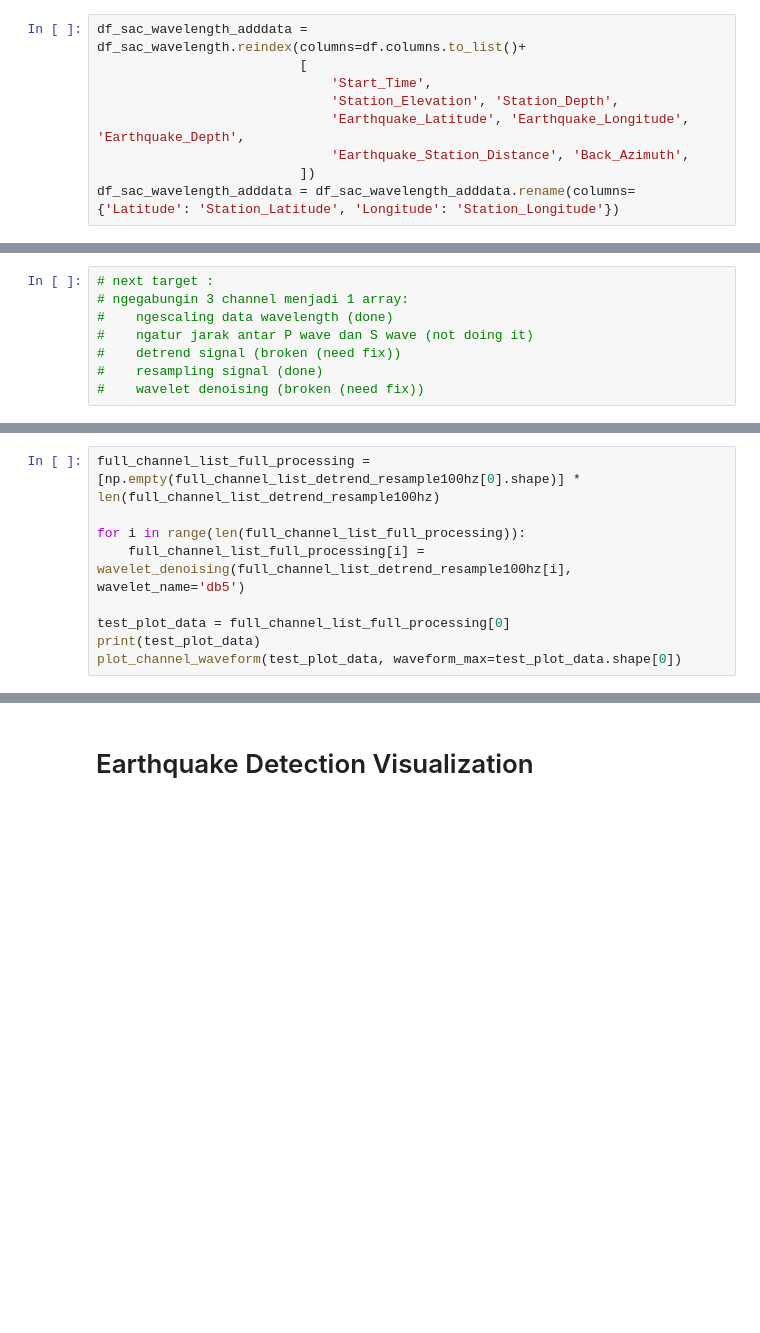
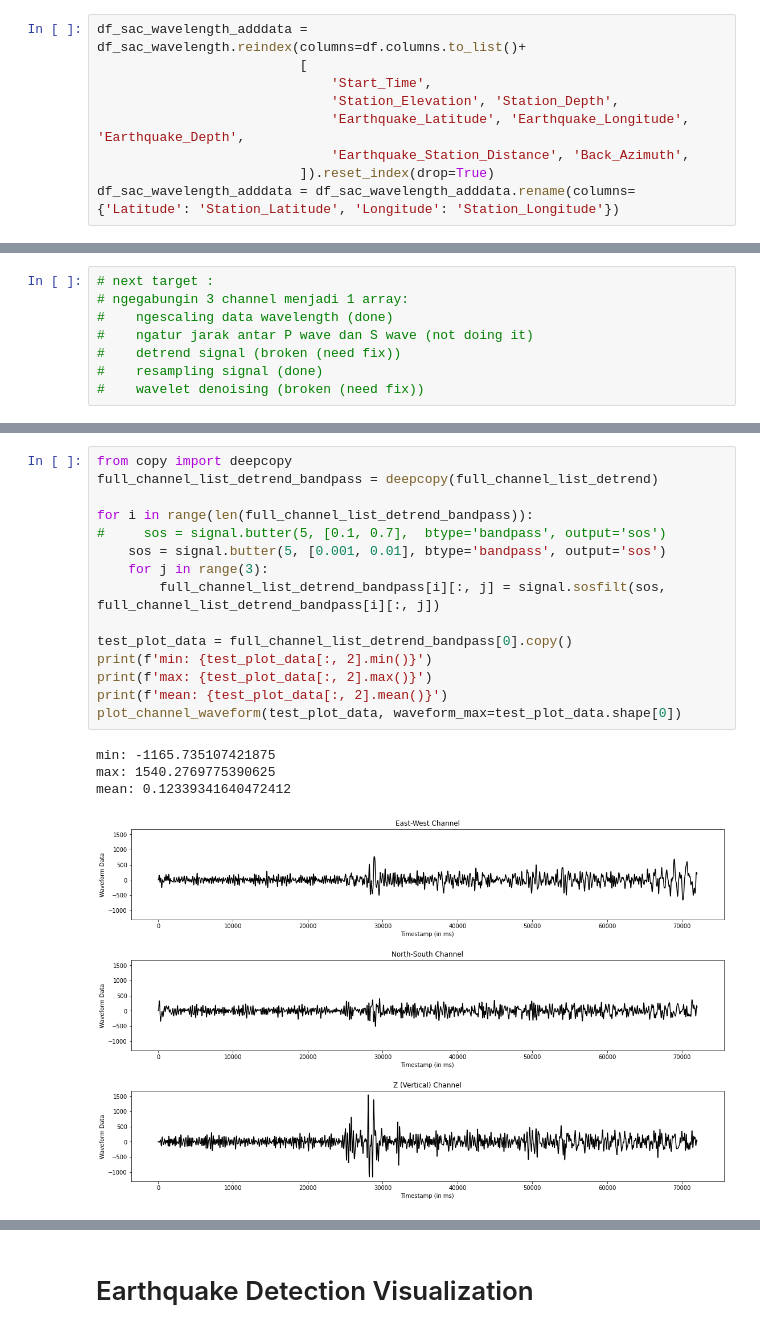
Before and after one commit to arwani-code/KampitaId, a Jupyter notebook: ML_pipeline/Pipeline Data Earthquake.ipynb, the cells around one changed output, grey strips where cells are left out. Drawn from its saved outputs; the diff is of its cells as text; blank space fills up the shorter version.

```diff
--- a/ML_pipeline/Pipeline Data Earthquake.ipynb
+++ b/ML_pipeline/Pipeline Data Earthquake.ipynb
@@ -206,7 +209,7 @@ df_sac_wavelength_adddata = df_sac_wavelength.reindex(columns=df.columns.to_list
                               'Station_Elevation', 'Station_Depth',
                               'Earthquake_Latitude', 'Earthquake_Longitude', 'Earthquake_Depth',
                               'Earthquake_Station_Distance', 'Back_Azimuth',
-                          ])
+                          ]).reset_index(drop=True)
 df_sac_wavelength_adddata = df_sac_wavelength_adddata.rename(columns={'Latitude': 'Station_Latitude', 'Longitude': 'Station_Longitude'})
 # %%
 for filename, attribute in list(wavelength_dict.items()):
@@ -441,9 +331,0 @@ def wavelet_denoising(data, thresholding_method='BayesShrink', wavelet_name='db1
-# %%
-full_channel_list_full_processing = [np.empty(full_channel_list_detrend_resample100hz[0].shape)] * len(full_channel_list_detrend_resample100hz)
-
-for i in range(len(full_channel_list_full_processing)):
-    full_channel_list_full_processing[i] = wavelet_denoising(full_channel_list_detrend_resample100hz[i], wavelet_name='db5')
-
-test_plot_data = full_channel_list_full_processing[0]
-print(test_plot_data)
-plot_channel_waveform(test_plot_data, waveform_max=test_plot_data.shape[0])
@@ -472,0 +413,20 @@ np.savez_compressed('data_wavelength.npz', full_data_wavelength[:3])
+# %%
+from copy import deepcopy
+full_channel_list_detrend_bandpass = deepcopy(full_channel_list_detrend)
+
+for i in range(len(full_channel_list_detrend_bandpass)):
+#     sos = signal.butter(5, [0.1, 0.7],  btype='bandpass', output='sos')
+    sos = signal.butter(5, [0.001, 0.01], btype='bandpass', output='sos')
+    for j in range(3):
+        full_channel_list_detrend_bandpass[i][:, j] = signal.sosfilt(sos, full_channel_list_detrend_bandpass[i][:, j])
+
+test_plot_data = full_channel_list_detrend_bandpass[0].copy()
+print(f'min: {test_plot_data[:, 2].min()}')
+print(f'max: {test_plot_data[:, 2].max()}')
+print(f'mean: {test_plot_data[:, 2].mean()}')
+plot_channel_waveform(test_plot_data, waveform_max=test_plot_data.shape[0])
+# %% [output]
+min: -1165.735107421875
+max: 1540.2769775390625
+mean: 0.12339341640472412
+[figure, added]
```
Also changed, not shown: parts of 57 cells of this notebook, 2 other files.
